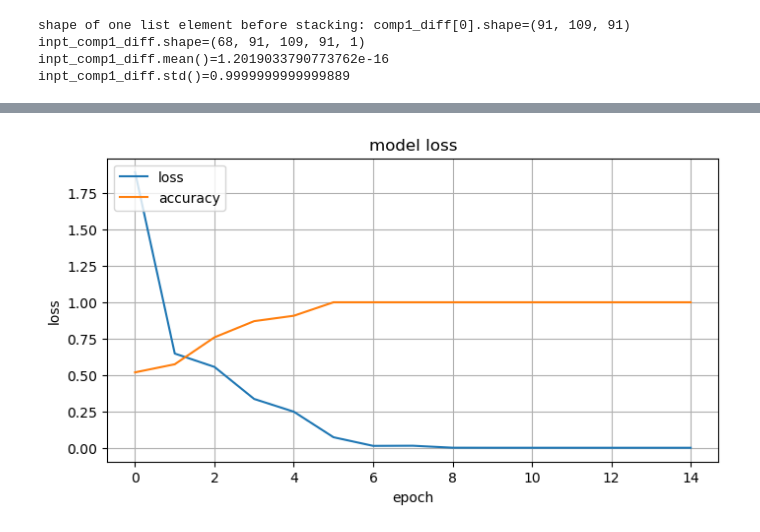
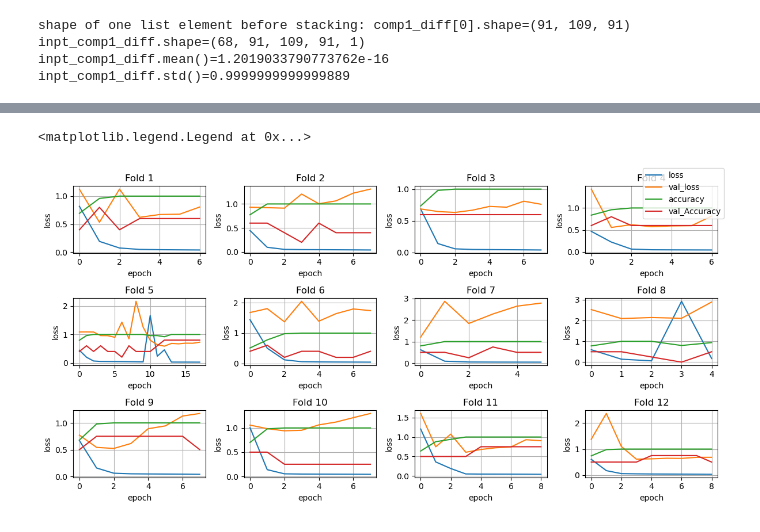
Before and after one commit to tahendry/master_thesis, a Jupyter notebook: MVPA_data_prep_for_CNN.ipynb, the cells around one changed output, grey strips where cells are left out. Drawn from its saved outputs; the diff is of its cells as text; code cells hidden in the pictures.

Commit message:
first running CNN for MVPA data

```diff
--- a/MVPA_data_prep_for_CNN.ipynb
+++ b/MVPA_data_prep_for_CNN.ipynb
@@ -196,16 +166,0 @@ _________________________________________________________________
-# %%
-# compile the model
-model.compile(optimizer="RMSprop",
-                loss='binary_crossentropy',
-                metrics=["Accuracy"])
-
-# fit the model with the training data
-history = model.fit(x_train, y_train,
-                    epochs=15,
-                    batch_size=4)
-
-# evaluate the model on the test data
-model.evaluate(x_test, y_test)
-
-# save the model
-# model.save("X:/MasterThesis_Reto/3d_cnn_model")
@@ -231,13 +247,33 @@ Epoch 15/15
+# %%
+# create subplot to show all folds
+fig, axs = plt.subplots(3, 4, figsize=(12, 6))
+axs = axs.ravel()
+for i, history in enumerate(history_list):
+    axs[i].plot(history.history["loss"][1:])
+    axs[i].plot(history.history["val_loss"][1:])
+    axs[i].plot(history.history["Accuracy"][1:])
+    axs[i].plot(history.history["val_Accuracy"][1:])
+    axs[i].set_title(f"Fold {i+1}")
+    axs[i].set_ylabel("loss")
+    axs[i].set_xlabel("epoch")
+    axs[i].grid()
+
+fig.tight_layout()
+fig.legend(["loss", "val_loss", "accuracy", "val_Accuracy"])
+# %% [output]
+<matplotlib.legend.Legend at 0x...>
+[figure, added]
 # %%
+
 # plot the training history
 fig = plt.figure(figsize=(8, 4))
 plt.plot(history.history["loss"])
+plt.plot(history.history["val_loss"])
 plt.plot(history.history["Accuracy"])
-plt.title("model loss")
+plt.plot(history.history["val_Accuracy"])
+plt.title("training history")
 plt.ylabel("loss")
 plt.xlabel("epoch")
-plt.legend(["loss", "accuracy"], loc="upper left")
+plt.legend(["loss", "val_loss", "accuracy", "val_Accuracy"], loc="upper left")
 plt.grid()
 plt.show()
-# %% [output]
-[figure, removed]
```
Also changed, not shown: parts of 11 cells of this notebook, 2 other files.
